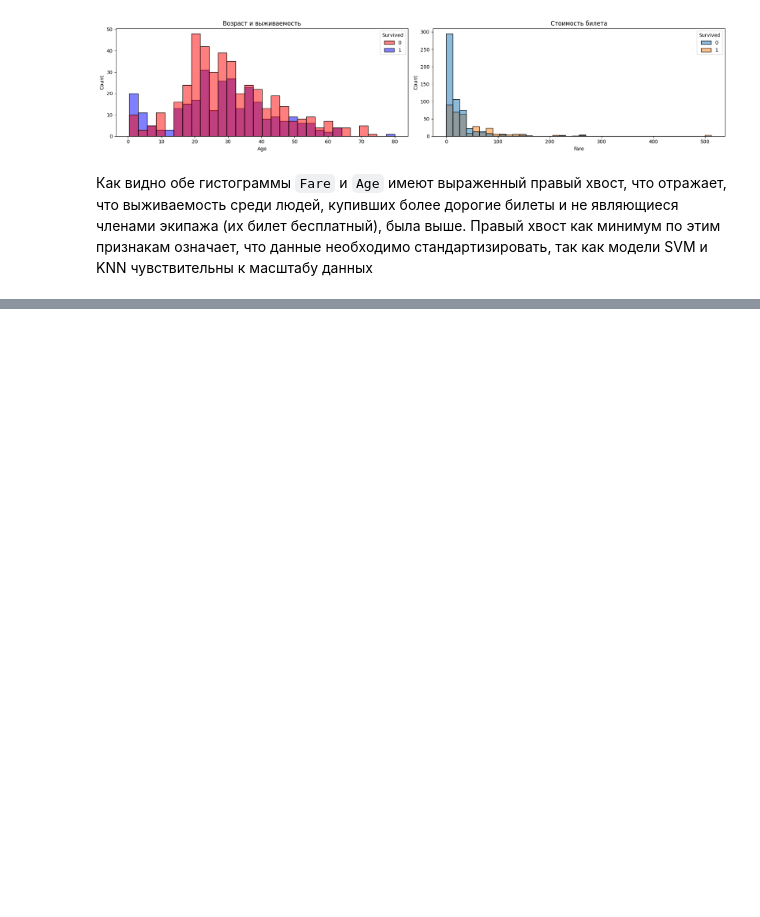
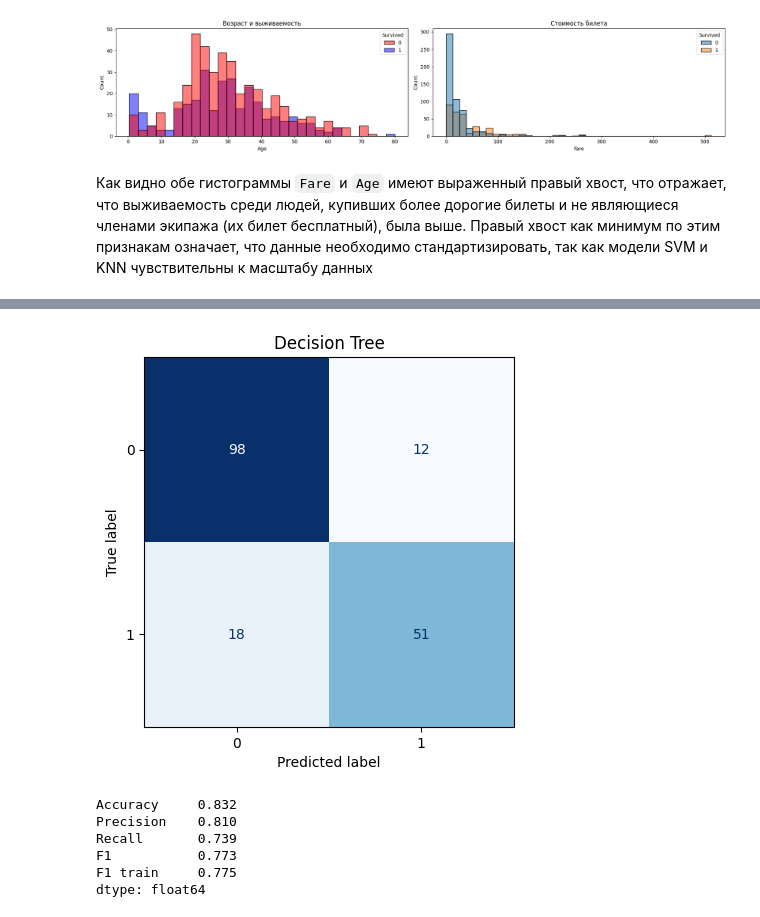
Before and after one commit to dalginichev1/ml_course_mai, a Jupyter notebook: classification/lab2.ipynb, the cells around one changed output, grey strips where cells are left out. Cells and saved outputs as stored; diff of their text form; code cells hidden in the pictures; blank space fills up the shorter version.

```diff
--- a/classification/lab2.ipynb
+++ b/classification/lab2.ipynb
@@ -109,0 +199,11 @@ plt.show()
+# %%
+decisionTree_model = make_pipeline(prep, DecisionTreeClassifier(random_state=RANDOM_STATE, max_depth=3, min_samples_leaf=2, min_samples_split=10))
+evaluate("Decision Tree", decisionTree_model)
+# %% [output]
+[figure, added]
+Accuracy     0.832
+Precision    0.810
+Recall       0.739
+F1           0.773
+F1 train     0.775
+dtype: float64
```
Also changed, not shown: parts of 8 cells of this notebook.
